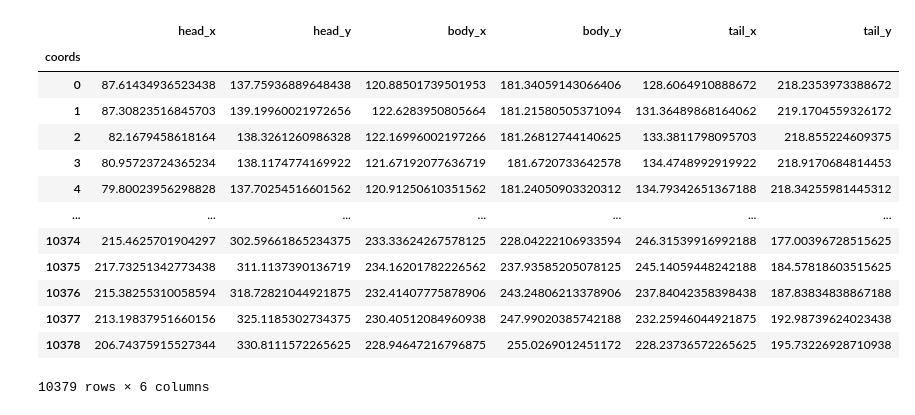
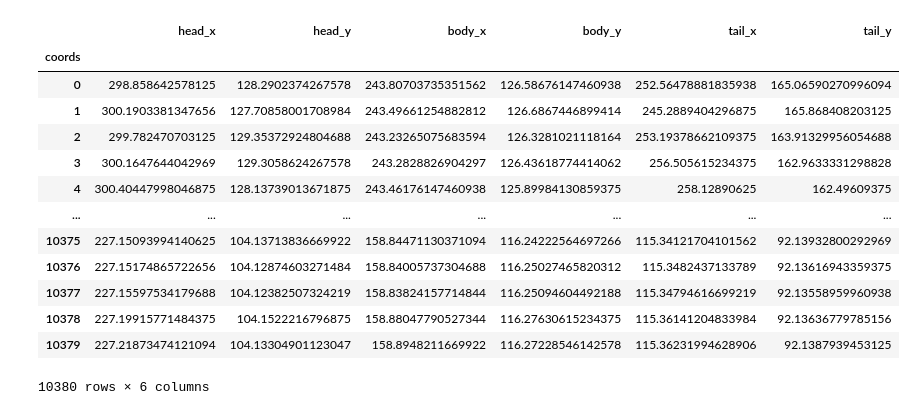
Before and after one commit to nathanwangai/free_moving_mice, a Jupyter notebook: free_moving_mice.ipynb, the cells around one changed output. Cells and saved outputs as stored; diff of their text form; code cells hidden in the pictures.

```diff
--- a/free_moving_mice.ipynb
+++ b/free_moving_mice.ipynb
@@ -8,28 +6,28 @@ plt.rcParams["animation.ffmpeg_path"] = "C:\\Users\\Nathan\Desktop\\ffmpeg-5.1.2
 # %%
 # neatly format csv as a data frame
 
-df = pd.read_csv("M9_ON3___2000croppedDLC_resnet50_M9Jul27shuffle1_10000.csv").iloc[2:]
+df = pd.read_csv("M9_off1___4000croppedDLC_resnet50_M9Jul27shuffle1_10000.csv").iloc[2:]
 body_parts = ["head", "body", "tail"]
 suffixes = ["_x", "_y", "_likelihood"]
 df.columns = ["coords"] + [part+suffix for part in body_parts for suffix in suffixes]
 df.set_index("coords", inplace=True)
 df.drop([part + suffixes[2] for part in body_parts], axis=1, inplace=True)
 
 df
 # %% [output]
 |  | head_x | head_y | body_x | body_y | tail_x | tail_y |
 | coords |  |  |  |  |  |  |
-| 0 | 87.61434936523438 | 137.75936889648438 | 120.88501739501953 | 181.34059143066406 | 128.6064910888672 | 218.2353973388672 |
-| 1 | 87.30823516845703 | 139.19960021972656 | 122.6283950805664 | 181.21580505371094 | 131.36489868164062 | 219.1704559326172 |
-| 2 | 82.1679458618164 | 138.3261260986328 | 122.16996002197266 | 181.26812744140625 | 133.3811798095703 | 218.855224609375 |
-| 3 | 80.95723724365234 | 138.1174774169922 | 121.67192077636719 | 181.6720733642578 | 134.4748992919922 | 218.9170684814453 |
-| 4 | 79.80023956298828 | 137.70254516601562 | 120.91250610351562 | 181.24050903320312 | 134.79342651367188 | 218.34255981445312 |
+| 0 | 298.858642578125 | 128.2902374267578 | 243.80703735351562 | 126.58676147460938 | 252.56478881835938 | 165.06590270996094 |
+| 1 | 300.1903381347656 | 127.70858001708984 | 243.49661254882812 | 126.6867446899414 | 245.2889404296875 | 165.868408203125 |
+| 2 | 299.782470703125 | 129.35372924804688 | 243.23265075683594 | 126.3281021118164 | 253.19378662109375 | 163.91329956054688 |
+| 3 | 300.1647644042969 | 129.3058624267578 | 243.2828826904297 | 126.43618774414062 | 256.505615234375 | 162.9633331298828 |
+| 4 | 300.40447998046875 | 128.13739013671875 | 243.46176147460938 | 125.89984130859375 | 258.12890625 | 162.49609375 |
 | ... | ... | ... | ... | ... | ... | ... |
-| 10374 | 215.4625701904297 | 302.59661865234375 | 233.33624267578125 | 228.04222106933594 | 246.31539916992188 | 177.00396728515625 |
-| 10375 | 217.73251342773438 | 311.1137390136719 | 234.16201782226562 | 237.93585205078125 | 245.14059448242188 | 184.57818603515625 |
-| 10376 | 215.38255310058594 | 318.72821044921875 | 232.41407775878906 | 243.24806213378906 | 237.84042358398438 | 187.83834838867188 |
-| 10377 | 213.19837951660156 | 325.1185302734375 | 230.40512084960938 | 247.99020385742188 | 232.25946044921875 | 192.98739624023438 |
-| 10378 | 206.74375915527344 | 330.8111572265625 | 228.94647216796875 | 255.0269012451172 | 228.23736572265625 | 195.73226928710938 |
+| 10375 | 227.15093994140625 | 104.13713836669922 | 158.84471130371094 | 116.24222564697266 | 115.34121704101562 | 92.13932800292969 |
+| 10376 | 227.15174865722656 | 104.12874603271484 | 158.84005737304688 | 116.25027465820312 | 115.3482437133789 | 92.13616943359375 |
+| 10377 | 227.15597534179688 | 104.12382507324219 | 158.83824157714844 | 116.25094604492188 | 115.34794616699219 | 92.13558959960938 |
+| 10378 | 227.19915771484375 | 104.1522216796875 | 158.88047790527344 | 116.27630615234375 | 115.36141204833984 | 92.13636779785156 |
+| 10379 | 227.21873474121094 | 104.13304901123047 | 158.8948211669922 | 116.27228546142578 | 115.36231994628906 | 92.1387939453125 |
-10379 rows × 6 columns
+10380 rows × 6 columns
 # %%
 # constants
```
Also changed, not shown: parts of 4 cells of this notebook.
